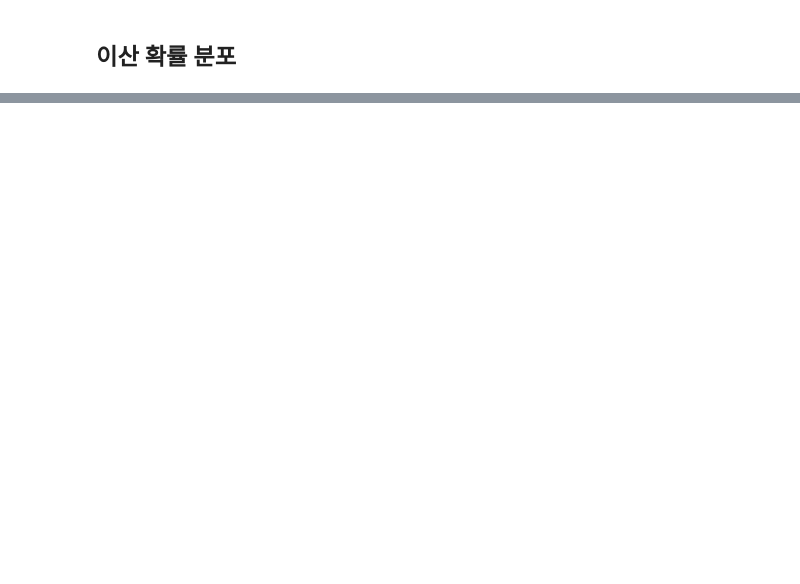
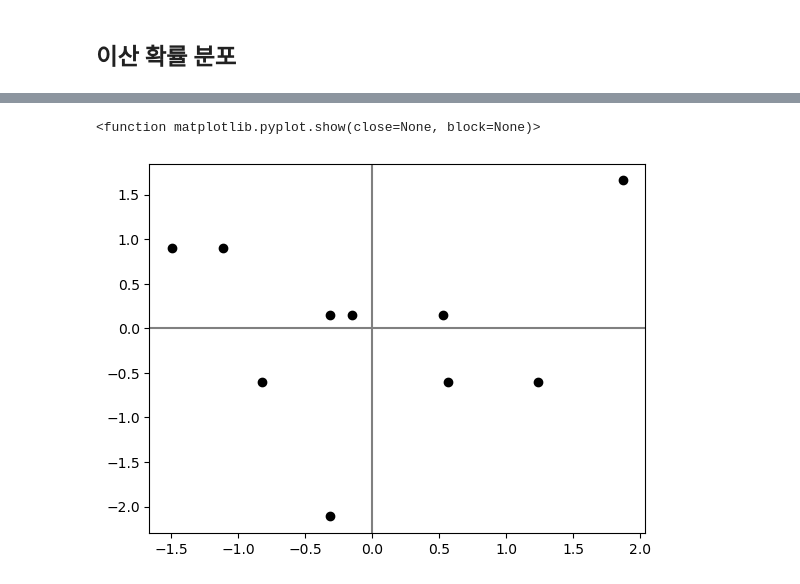
Before and after one commit to KimHyoJun99/AI, a Jupyter notebook: FC_MLDL/Probability.ipynb, the cells around one changed output, grey strips where cells are left out. Drawn from its saved outputs; the diff is of its cells as text; code cells hidden in the pictures; blank space fills up the shorter version.

```diff
--- a/FC_MLDL/Probability.ipynb
+++ b/FC_MLDL/Probability.ipynb
@@ -170,0 +185,17 @@ print(result)
+# %%
+import numpy as np
+import matplotlib.pyplot as plt
+
+x1 = np.array([33, 72, 40, 104, 52, 56, 89, 24, 52, 73])
+x2 = np.array([9, 8, 7, 10, 5, 8, 7, 9, 8, 7])
+
+normalized_x1 = (x1 - np.mean(x1)) / np.std(x1)
+normalized_x2 = (x2 - np.mean(x2)) / np.std(x2)
+
+plt.axvline(x=0, color="gray")
+plt.axhline(y=0, color="gray")
+plt.scatter(normalized_x1, normalized_x2, color="black")
+plt.show
+# %% [output]
+<function matplotlib.pyplot.show(close=None, block=None)>
+[figure, added]
```
Also changed, not shown: parts of 22 cells of this notebook.
